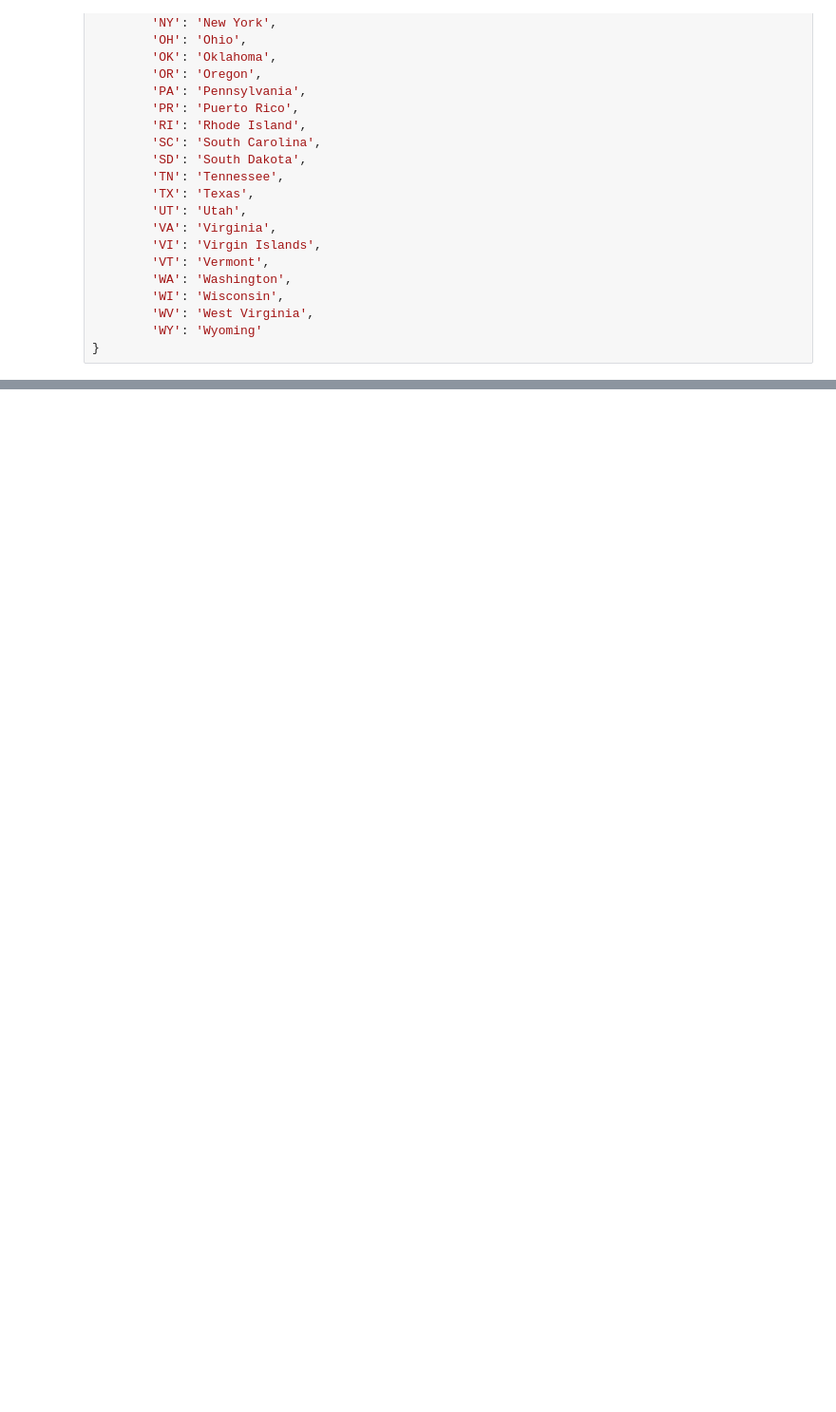
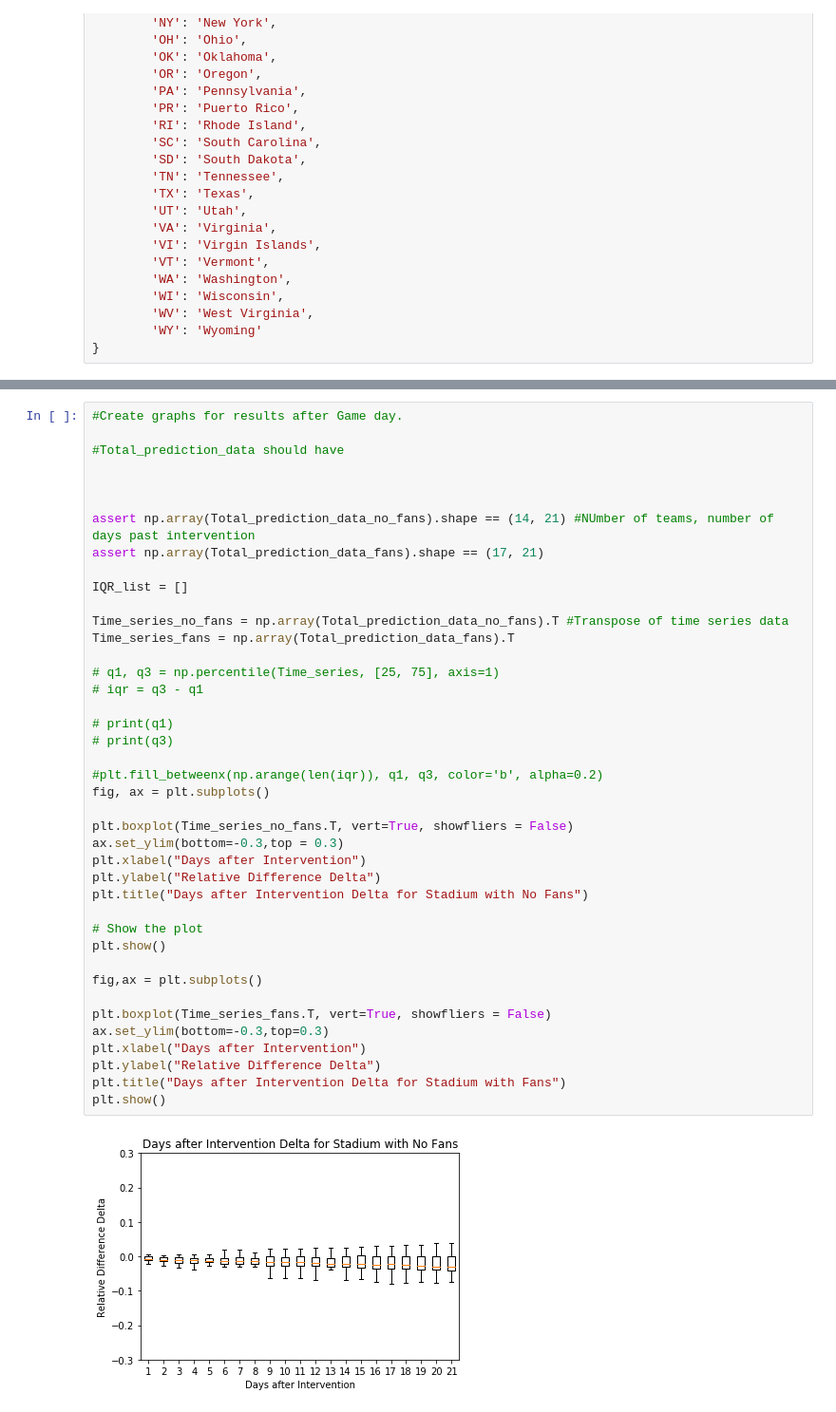
Before and after one commit to Joshuashou/Synthetic-Control-Paper-Model, a Jupyter notebook: Synthetic Control paper.ipynb, the cells around one changed output, grey strips where cells are left out. Shown at 95% size. Drawn from its saved outputs; the diff is of its cells as text; blank space fills up the shorter version.

```diff
--- a/Synthetic Control paper.ipynb
+++ b/Synthetic Control paper.ipynb
@@ -667,0 +770,43 @@ Chicago
+# %%
+#Create graphs for results after Game day.
+
+#Total_prediction_data should have
+
+
+
+assert np.array(Total_prediction_data_no_fans).shape == (14, 21) #NUmber of teams, number of days past intervention
+assert np.array(Total_prediction_data_fans).shape == (17, 21)
+
+IQR_list = []
+
+Time_series_no_fans = np.array(Total_prediction_data_no_fans).T #Transpose of time series data
+Time_series_fans = np.array(Total_prediction_data_fans).T
+
+# q1, q3 = np.percentile(Time_series, [25, 75], axis=1)
+# iqr = q3 - q1
+
+# print(q1)
+# print(q3)
+
+#plt.fill_betweenx(np.arange(len(iqr)), q1, q3, color='b', alpha=0.2)
+fig, ax = plt.subplots()
+
+plt.boxplot(Time_series_no_fans.T, vert=True, showfliers = False)
+ax.set_ylim(bottom=-0.3,top = 0.3)
+plt.xlabel("Days after Intervention")
+plt.ylabel("Relative Difference Delta")
+plt.title("Days after Intervention Delta for Stadium with No Fans")
+
+# Show the plot
+plt.show()
+
+fig,ax = plt.subplots()
+
+plt.boxplot(Time_series_fans.T, vert=True, showfliers = False)
+ax.set_ylim(bottom=-0.3,top=0.3)
+plt.xlabel("Days after Intervention")
+plt.ylabel("Relative Difference Delta")
+plt.title("Days after Intervention Delta for Stadium with Fans")
+plt.show()
+# %% [output]
+[figure, added]
```
Also changed, not shown: parts of 20 cells of this notebook.
